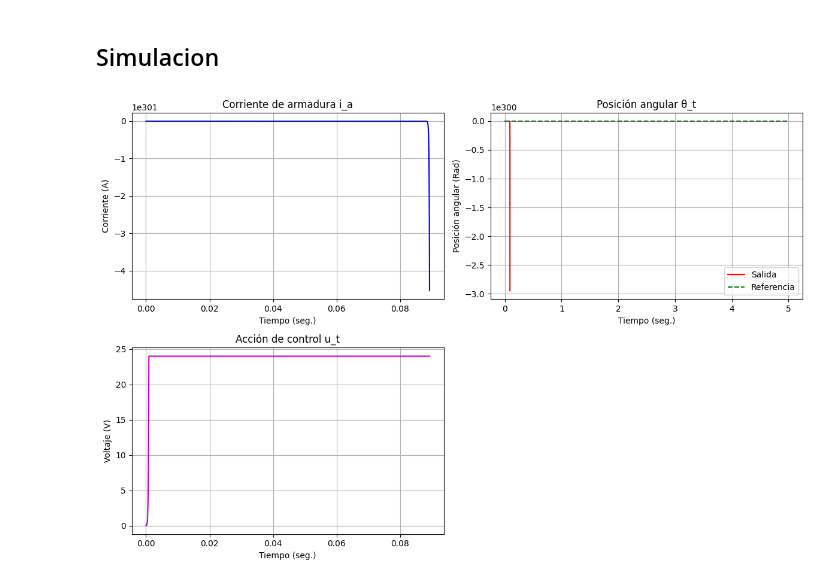
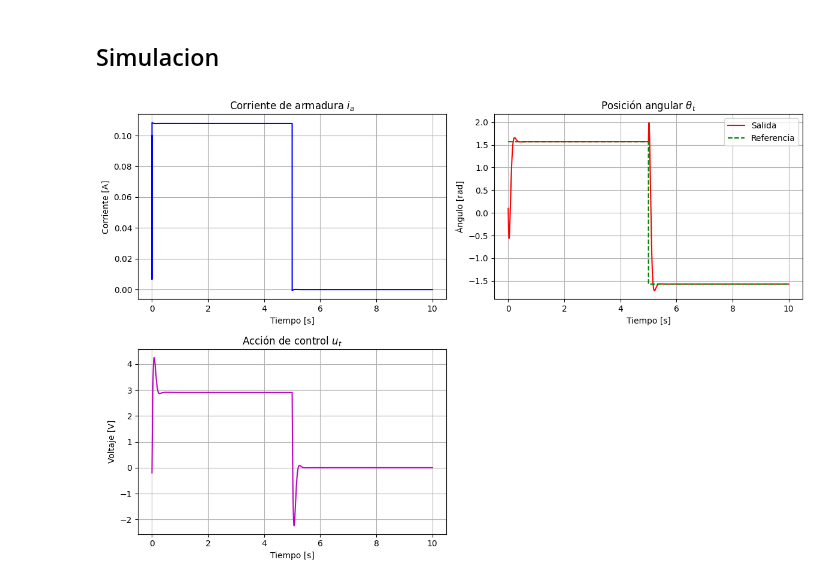
Before and after one commit to mateooD/SCII_TPs, a Jupyter notebook: Actividad_2/1_motor.ipynb, the cells around one changed output. Saved outputs shown, nothing was run; the diff lists cells and outputs as text; code cells hidden in the pictures.

Commit message:
graficas controlador

```diff
--- a/Actividad_2/1_motor.ipynb
+++ b/Actividad_2/1_motor.ipynb
@@ -268,83 +303,83 @@ Ganancias del controlador (Ackermann):
 # %% [markdown]
 ## Simulacion
 # %%
-
-
 # Ganancia del controlador K
 K = np.array([[1.64188560e-02, 2.22110346e-04, 1.97717678e+00, -3.16227766e+01]])
 
 # Definir el tiempo de simulación
-h = 1e-4
-tSim = 5
+h = 1e-5
+tSim = 10
 t = np.arange(0, tSim, h)
 
-# Frequencia de señal
-frequency = 0.1  # Frequency of the signal in Hz (every 10 seconds)
+# Frecuencia de señal
+frequency = 0.1  # Frecuencia de la señal en Hz (cada 10 segundos)
 
 # Definir la señal de referencia
 reference = np.pi/2 * signal.square(2 * np.pi * frequency * t, duty=0.5)
 
 # Definir el torque de entrada
-torque_reference = 1.1e-3 * signal.square(2 * np.pi * frequency * t, duty=0.5)
+torque = ((1.1e-3) / 2) * signal.square(2 * np.pi * frequency * t, duty=0.5) + ((1.1e-3) / 2)
 
-# Condiciones iniciales
+# Condiciones iniciales no nulas
+x = np.array([0.1, 0.1, 0.1, 0])  # Inicializa ia, w, tita, zeta con valores no nulos
+stateVector = x.copy()             # Asegurar que stateVector coincide con x
+
+
+# Inicializar las variables de estado
 ia = np.zeros(len(t))
 w = np.zeros(len(t))
 tita = np.zeros(len(t))
 u = np.zeros(len(t))
-zeta = np.zeros(len(t))
+psi = np.zeros(len(t))
 
-# Estado inicial
-x = np.array([ia[0], w[0], tita[0]])
-stateVector = np.array([ia[0], w[0], tita[0]])
-integ = 0
+# Simulación
+for i in range(len(t)):
+    zetaP = reference[i] - np.dot(C, stateVector[:3])
+    stateVector[3] += zetaP * h  # Actualizar el estado del integrador
+    u[i] = -np.dot(K[0, :3], stateVector[:3]) - K[0, 3] * stateVector[3]  # Corrección en el cálculo de u
+    ia[i] = stateVector[0]
+    w[i] = stateVector[1]
+    tita[i] = stateVector[2]
 
-# Simulación del sistema
-for i in range(len(t)):
-    zetaP = reference[i] - np.dot(C, stateVector)
-    zeta[i] = integ + zetaP * h
-    u[i] = -np.dot(K[:, :3], stateVector) - K[:, 3] * zeta[i]
-    u[i] = np.clip(u[i], -24, 24)
+    x1P = (-R_A * stateVector[0] - K_m * stateVector[1] + u[i]) / L_AA
+    x2P = (K_i * stateVector[0] - B_m * stateVector[1] - torque[i]) / J
+    x3P = stateVector[1]
 
-    x1P = (-(R_A) * x[0] + K_m * x[1] + u[i]) / L_AA
-    x2P = (K_i * x[0] - B_m * x[1] - torque_reference[i]) / J
-    x3P = x[1]
-    x = x + h * np.array([x1P, x2P, x3P])
-    stateVector = x.copy()
-    ia[i], w[i], tita[i] = x
-    integ = zeta[i]
+    stateVector[:3] += h * np.array([x1P, x2P, x3P])  # Actualizar el vector de estado
+
+    # Limitar la acción de control
     if u[i] > 24:
         u[i] = 24
     elif u[i] < -24:
         u[i] = -24
 
-# Graficar los resultados
+# Graficar resultados
 plt.figure(figsize=(12, 8))
 
 plt.subplot(2, 2, 1)
 plt.plot(t, ia, 'b', linewidth=1.5)
-plt.title('Corriente de armadura i_a')
-plt.xlabel('Tiempo (seg.)')
-plt.ylabel('Corriente (A)')
-plt.grid()
+plt.xlabel('Tiempo [s]')
+plt.ylabel('Corriente [A]')
+plt.title('Corriente de armadura $i_a$')
+plt.grid(True)
 
 plt.subplot(2, 2, 2)
-plt.plot(t, tita, 'r', linewidth=1.5, label='Salida')
-plt.plot(t, reference, 'g--', linewidth=1.5, label='Referencia')
-plt.title('Posición angular θ_t')
-plt.xlabel('Tiempo (seg.)')
-plt.ylabel('Posición angular (Rad)')
-plt.legend()
-plt.grid()
+plt.plot(t, tita, 'r', linewidth=1.5)
+plt.plot(t, reference, 'g--', linewidth=1.5)
+plt.xlabel('Tiempo [s]')
+plt.ylabel('Ángulo [rad]')
+plt.title('Posición angular $\\theta_t$')
+plt.legend(['Salida', 'Referencia'])
+plt.grid(True)
 
 plt.subplot(2, 2, 3)
 plt.plot(t, u, 'm', linewidth=1.5)
-plt.title('Acción de control u_t')
-plt.xlabel('Tiempo (seg.)')
-plt.ylabel('Voltaje (V)')
-plt.grid()
+plt.xlabel('Tiempo [s]')
+plt.ylabel('Voltaje [V]')
+plt.title('Acción de control $u_t$')
+plt.grid(True)
 
 plt.tight_layout()
 plt.show()
 # %% [output]
-[figure, old version]
+[figure, new version]
```
Also changed, not shown: parts of 13 cells of this notebook.
